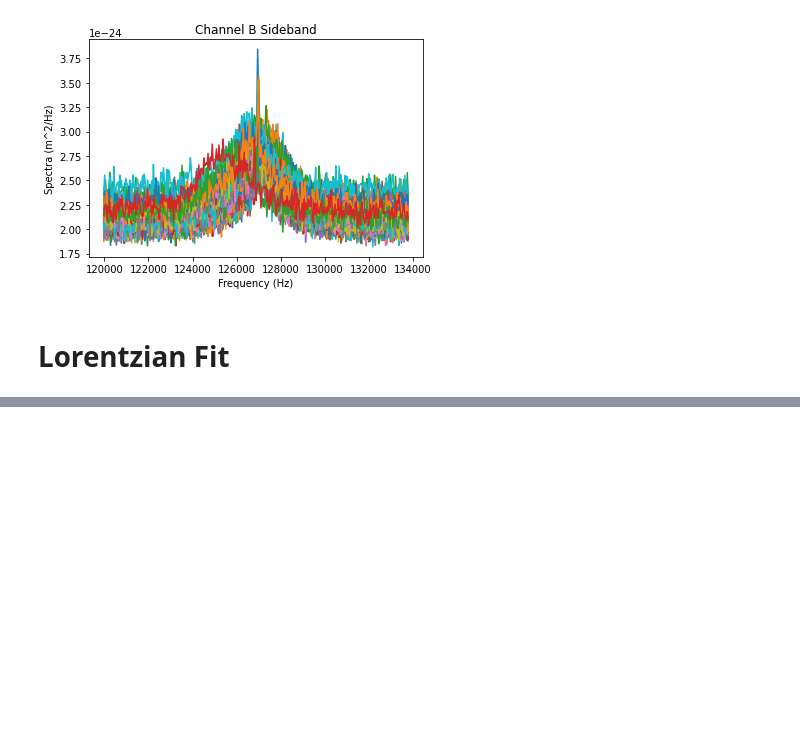
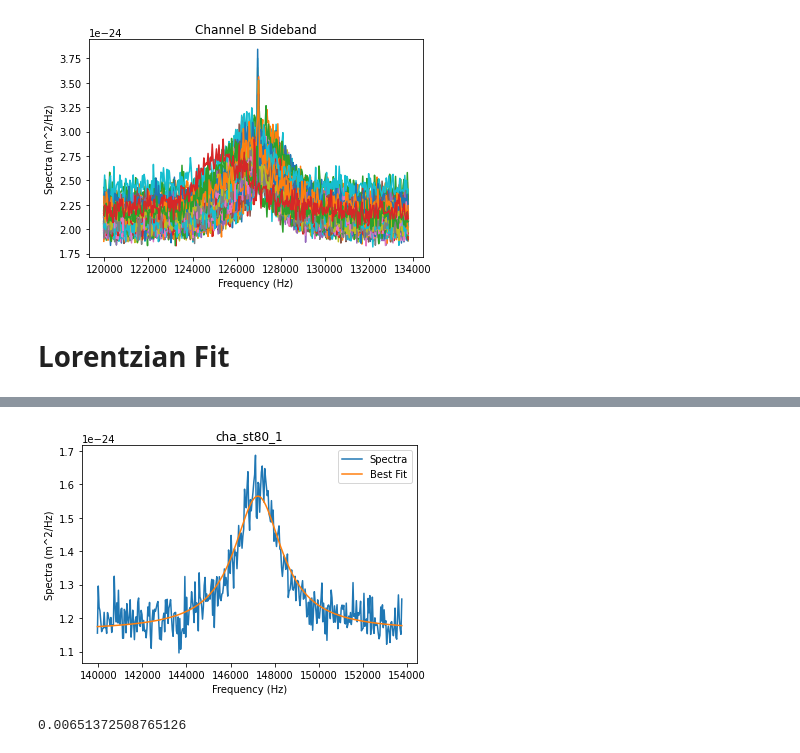
Before and after one commit to nurriol2/peak_fitting, a Jupyter notebook: lorentzian_peak_fitting.ipynb, the cells around one changed output, grey strips where cells are left out. Cells and saved outputs as stored; diff of their text form; code cells hidden in the pictures; blank space fills up the shorter version.

Commit message:
Add analysis of example sideband spectra

```diff
--- a/lorentzian_peak_fitting.ipynb
+++ b/lorentzian_peak_fitting.ipynb
@@ -209,0 +168,18 @@ plt.show()
+# %%
+# Apply fitting to just 1 spectra
+cha1 = load_csv_file(cha["directory"]+"cha_st80_1.CSV", cha["units"])
+freq = cha1["Frequency (Hz)"]
+spectra = cha1["Spectra (m^2/Hz)"]
+# %%
+# Build and fit a model
+peak = LorentzianModel()
+background = ConstantModel()
+
+pars = background.make_params(c=spectra.min())
+pars += peak.guess(spectra, x=freq)
+
+model = peak + background
+
+out = model.fit(spectra, pars, x=freq)
+
+print(out.fit_report())
@@ -209,0 +204,18 @@ plt.show()
+# %%
+# Plot the best fit curve on top of the spectra
+plt.plot(freq, spectra, label="Spectra")
+plt.plot(freq, out.best_fit, label="Best Fit")
+plt.legend()
+plt.xlabel("Frequency (Hz)")
+plt.ylabel("Spectra (m^2/Hz)")
+plt.title("cha_st80_1")
+plt.show()
+# %% [output]
+[figure, added]
+# %%
+# Calculate the percent error between the area under
+# the raw spectra data and the area under the best fit curve
+pct_err = lambda a, e : 100*abs(e-a)/abs(a)
+pct_err(np.trapz(out.best_fit), np.trapz(spectra))
+# %% [output]
+0.00651372508765126
```
Also changed, not shown: parts of 6 cells of this notebook.
